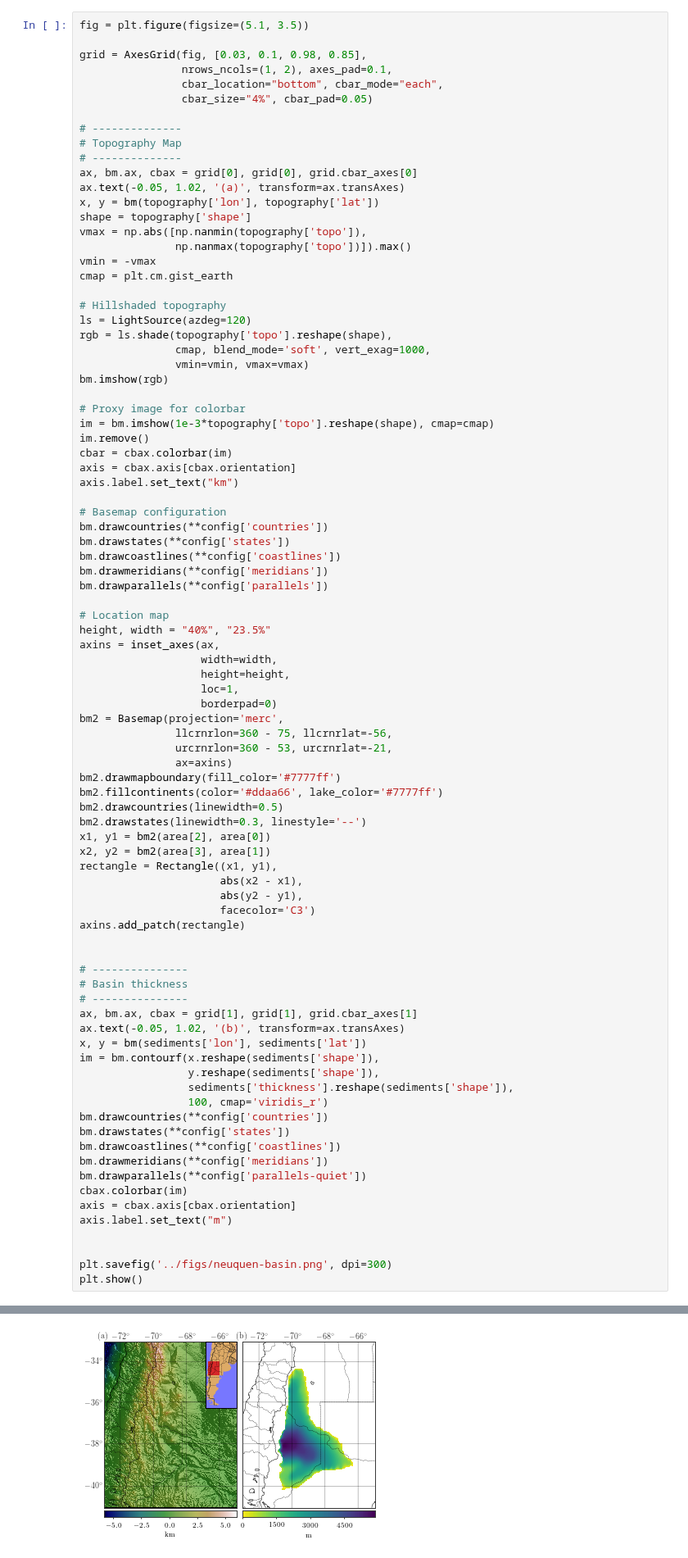
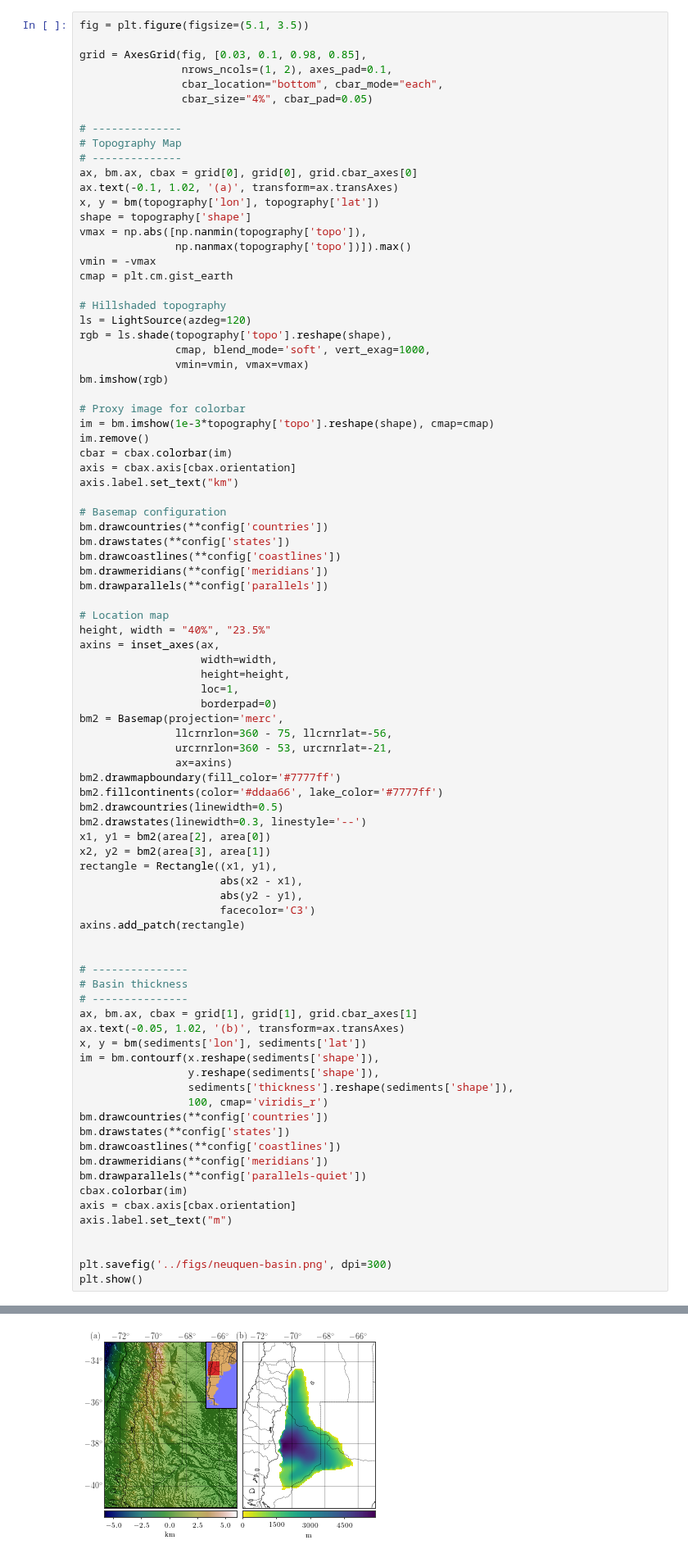
Before and after one commit to pinga-lab/tesseroid-variable-density, a Jupyter notebook: code/07-plot-figures.ipynb, the cells around one changed output, grey strips where cells are left out. Shown at 82% size. Cells and saved outputs as stored; diff of their text form.

Commit message:
Updated figure for neuquen-basin

```diff
--- a/code/07-plot-figures.ipynb
+++ b/code/07-plot-figures.ipynb
@@ -613,7 +613,7 @@ grid = AxesGrid(fig, [0.03, 0.1, 0.98, 0.85],
 # Topography Map
 # --------------
 ax, bm.ax, cbax = grid[0], grid[0], grid.cbar_axes[0]
-ax.text(-0.05, 1.02, '(a)', transform=ax.transAxes)
+ax.text(-0.1, 1.02, '(a)', transform=ax.transAxes)
 x, y = bm(topography['lon'], topography['lat'])
 shape = topography['shape']
 vmax = np.abs([np.nanmin(topography['topo']),
@@ -692,4 +696,4 @@ plt.show()
-[figure, old version]
+[figure, new version]
 # %% [markdown]
 ## Neuquen Basin: Computed Gravity Fields
 
```
Also changed, not shown: parts of 2 cells of this notebook, 1 other file.
